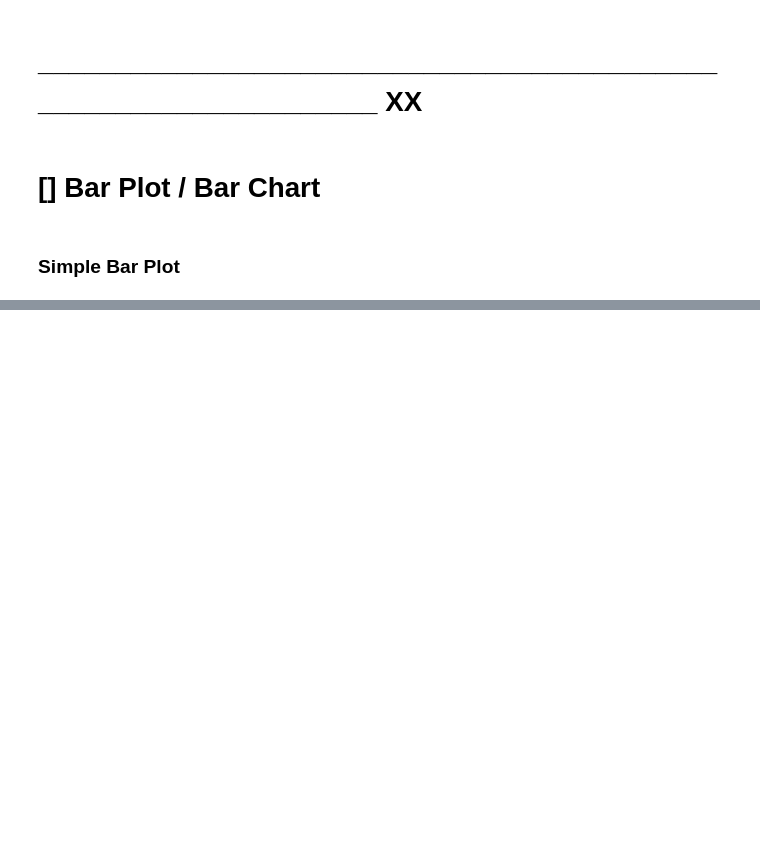
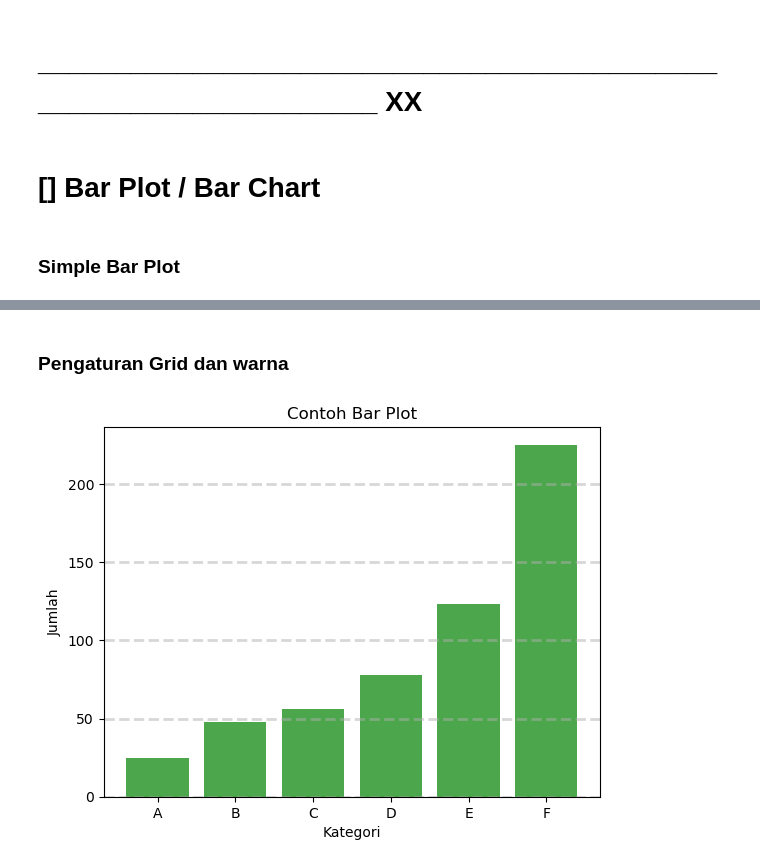
Before and after one commit to Edy-Mochamad/Learn-visualization-data, a Jupyter notebook: pengenalan-Matplotlib.ipynb, the cells around one changed output, grey strips where cells are left out. Drawn from its saved outputs; the diff is of its cells as text; code cells hidden in the pictures; blank space fills up the shorter version.

```diff
--- a/pengenalan-Matplotlib.ipynb
+++ b/pengenalan-Matplotlib.ipynb
@@ -495,7 +495,7 @@ plt.show()
 # %% [markdown]
 ### **Simple Bar Plot**
 # %%
-data = [25, 48, 56, 22, 123, 225]
+data = [25, 48, 56, 78, 123, 225]
 kategori = ['A', 'B', 'C', 'D', 'E', 'F']
 # %%
 plt.bar(kategori, data)
@@ -508,0 +511,23 @@ plt.show()
+# %% [markdown]
+### **Pengaturan Grid dan warna**
+# %%
+plt.bar(
+    kategori,
+    data,
+    color = 'g',
+    alpha = 0.70
+)
+plt.grid(
+    linestyle = '--',
+    linewidth = 2, #mengatur ketebalan dari linestyle
+    axis = 'y', #berguna untuk memunculkan linestylenya dari axis mana. pilihannya : x, y, both
+    alpha = 0.50
+)
+
+plt.xlabel('Kategori')
+plt.ylabel('Jumlah')
+plt.title('Contoh Bar Plot')
+
+plt.show()
+# %% [output]
+[figure, added]
```
Also changed, not shown: parts of 3 cells of this notebook.
